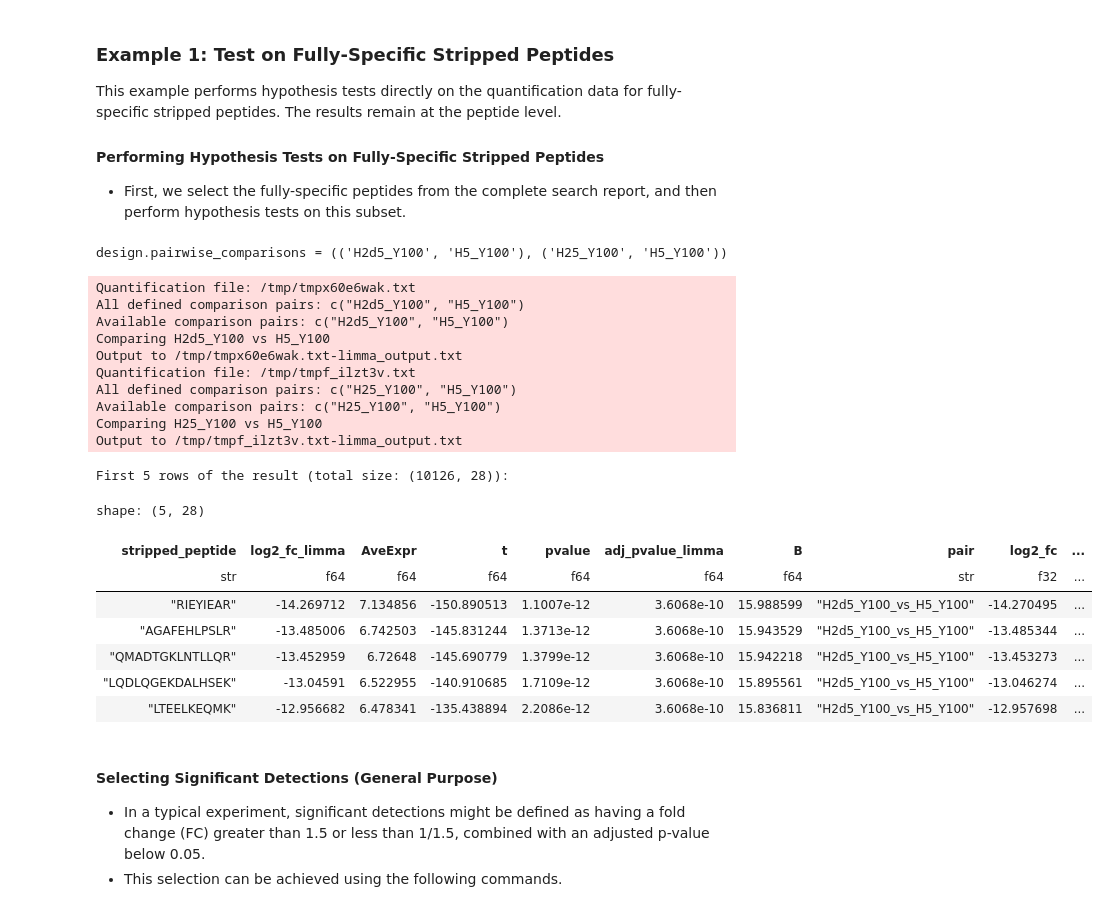
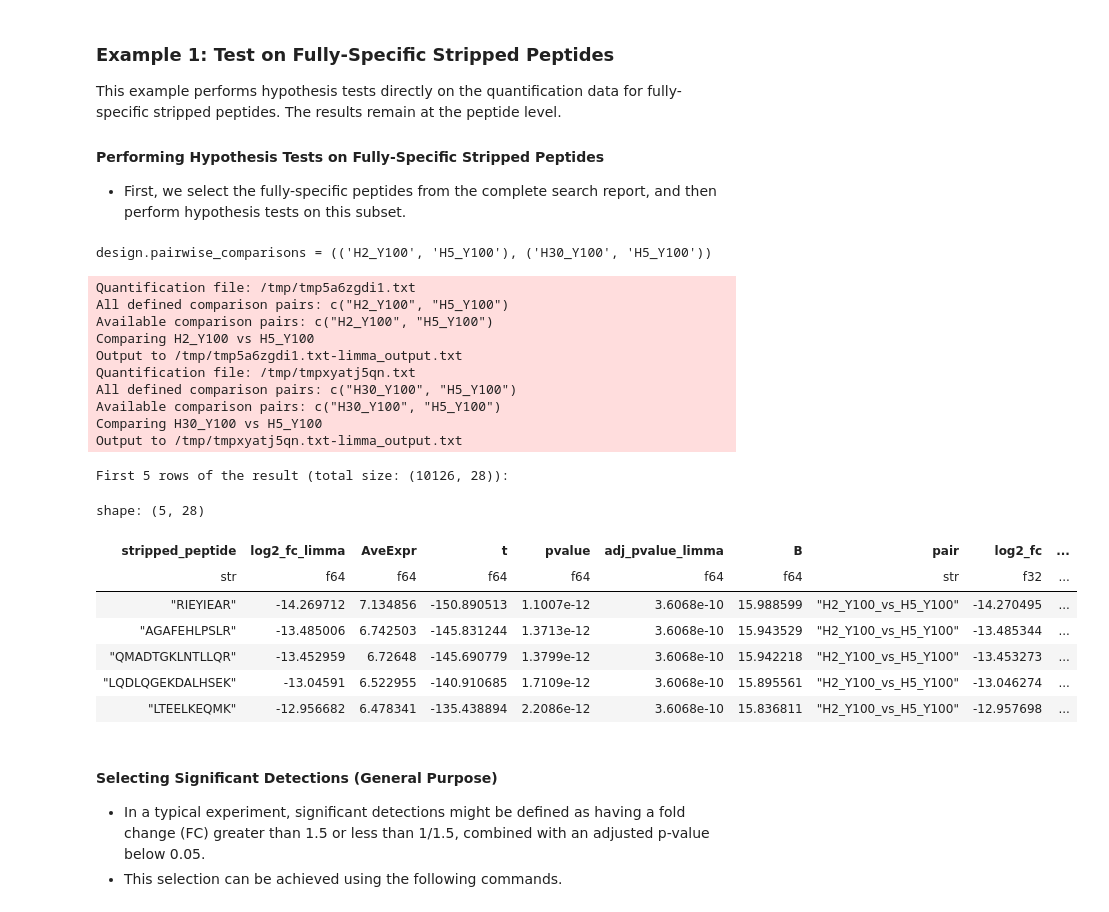
Before and after one commit to Shui-Group/DIA-LiPQuan, a Jupyter notebook: doc/source/usage.ipynb, the cells around one changed output. Drawn from its saved outputs; the diff is of its cells as text; code cells hidden in the pictures.

```diff
--- a/doc/source/usage.ipynb
+++ b/doc/source/usage.ipynb
@@ -49,6 +49,9 @@ To annotate the expected report, it is essential to establish an experiment layo
 | run8 |      exp2 |         2 |
 # %%
 import lipana
+
+from pathlib import Path
+workspace = Path("/home/lishsh/LiPAna_new_version/example_data")
 
 exp_layout = lipana.ExperimentLayout.from_file(workspace.joinpath("experiment_layout.txt"))
 print("The input file is:")
@@ -74,15 +77,15 @@ import lipana
 
 exp_layout = lipana.ExperimentLayout.from_run_to_condition_map(
     {
-        "20240331_YSJ-HY_2d5_100-400ng_A_90min_stdDIA-HomeMade_Slot1-12_1_5154": "H2d5_Y100",
-        "20240331_YSJ-HY_2d5_100-400ng_B_90min_stdDIA-HomeMade_Slot1-13_1_5155": "H2d5_Y100",
-        "20240404_YSJ-HY_2d5_100-400ng_C_90min_stdDIA-HomeMade_Slot1-24_1_5206": "H2d5_Y100",
-        "20240331_YSJ-HY_5_100-400ng_A_90min_stdDIA-HomeMade_Slot1-14_1_5157": "H5_Y100",
-        "20240331_YSJ-HY_5_100-400ng_B_90min_stdDIA-HomeMade_Slot1-15_1_5158": "H5_Y100",
-        "20240404_YSJ-HY_5_100-400ng_C_90min_stdDIA-HomeMade_Slot1-28_1_5210": "H5_Y100",
-        "20240331_YSJ-HY_25_100-400ng_A_90min_stdDIA-HomeMade_Slot1-19_1_5163": "H25_Y100",
-        "20240331_YSJ-HY_25_100-400ng_B_90min_stdDIA-HomeMade_Slot1-20_1_5164": "H25_Y100",
-        "20240404_YSJ-HY_25_100-400ng_C_90min_stdDIA-HomeMade_Slot1-34_1_5220": "H25_Y100",
+        "20240331_YSJ-HY_2_A": "H2_Y100",
+        "20240331_YSJ-HY_2_B": "H2_Y100",
+        "20240404_YSJ-HY_2_C_": "H2_Y100",
+        "20240331_YSJ-HY_5_A": "H5_Y100",
+        "20240331_YSJ-HY_5_B": "H5_Y100",
+        "20240404_YSJ-HY_5_C": "H5_Y100",
+        "20240331_YSJ-HY_30_A": "H30_Y100",
+        "20240331_YSJ-HY_30_B": "H30_Y100",
+        "20240404_YSJ-HY_30_C": "H30_Y100",
     }
 )
 
@@ -146,7 +149,7 @@ parsed_fasta = lipana.parse_fasta(
 
 # Example loading a DIA-NN search report, showing a subset of available parameters
 report = lipana.DIANNReport.load_search_report(
-    workspace.joinpath("example_diann_report.txt"),
+    workspace.joinpath("example_diann_report.tsv"),
     exp_layout=exp_layout,
     parsed_fasta=parsed_fasta,
     do_species_annotation=True,  # Set this to True if the experiment includes multiple species
@@ -518,7 +519,7 @@ This example performs hypothesis tests directly on the quantification data for f
 
 - First, we select the fully-specific peptides from the complete search report, and then perform hypothesis tests on this subset.
 # %%
-design = lipana.ComparisonDesign(exp_layout, (("H2d5_Y100", "H5_Y100"), ("H25_Y100", "H5_Y100")))
+design = lipana.ComparisonDesign(exp_layout, (("H2_Y100", "H5_Y100"), ("H30_Y100", "H5_Y100")))
 print(f"{design.pairwise_comparisons = }")
 
 filters = (pl.col("peptide_enzymatic_specificity") == "fully_specific") & (
@@ -534,49 +535,49 @@ stats_fully_pep = lipana.stats.pipe.do_stats_pipe_direct(
     design=design,
     entry_level="stripped_peptide",
     mv_config=lipana.FullEmptyFillingMissingValueHandler(3),
     min_rep_count=3,
     annotation_df=report.df.filter(filters),
     group_entry_level="protein_group",  # Note this parameter is given because FDR control also can be done on the protein level
     annotation_cols=[
         "peptide_start_position",
         "peptide_end_position",
         "prev_aa",
         "next_aa",
         "peptide_n_term_aa",
         "peptide_c_term_aa",
         "nterm_enzymatic_specificity",
         "cterm_enzymatic_specificity",
         "peptide_enzymatic_specificity",
         "n_cut_site",
         "c_cut_site",
         "mapped_species_from_peptide",
     ],
     return_chains=False,
 )
 sleep(0.1)
 print(f"First 5 rows of the result (total size: {stats_fully_pep.shape}):")
 stats_fully_pep.head(5)
 # %% [output]
-design.pairwise_comparisons = (('H2d5_Y100', 'H5_Y100'), ('H25_Y100', 'H5_Y100'))
+design.pairwise_comparisons = (('H2_Y100', 'H5_Y100'), ('H30_Y100', 'H5_Y100'))
-Quantification file: /tmp/tmpx60e6wak.txt
-All defined comparison pairs: c("H2d5_Y100", "H5_Y100")
-Available comparison pairs: c("H2d5_Y100", "H5_Y100")
-Comparing H2d5_Y100 vs H5_Y100
-Output to /tmp/tmpx60e6wak.txt-limma_output.txt
-Quantification file: /tmp/tmpf_ilzt3v.txt
-All defined comparison pairs: c("H25_Y100", "H5_Y100")
-Available comparison pairs: c("H25_Y100", "H5_Y100")
-Comparing H25_Y100 vs H5_Y100
-Output to /tmp/tmpf_ilzt3v.txt-limma_output.txt
+Quantification file: /tmp/tmp5a6zgdi1.txt
+All defined comparison pairs: c("H2_Y100", "H5_Y100")
+Available comparison pairs: c("H2_Y100", "H5_Y100")
+Comparing H2_Y100 vs H5_Y100
+Output to /tmp/tmp5a6zgdi1.txt-limma_output.txt
+Quantification file: /tmp/tmpxyatj5qn.txt
+All defined comparison pairs: c("H30_Y100", "H5_Y100")
+Available comparison pairs: c("H30_Y100", "H5_Y100")
+Comparing H30_Y100 vs H5_Y100
+Output to /tmp/tmpxyatj5qn.txt-limma_output.txt
 First 5 rows of the result (total size: (10126, 28)):
 shape: (5, 28)
 | stripped_peptide | log2_fc_limma | AveExpr | t | pvalue | adj_pvalue_limma | B | pair | log2_fc | ... |
 | str | f64 | f64 | f64 | f64 | f64 | f64 | str | f32 | ... |
-| "RIEYIEAR" | -14.269712 | 7.134856 | -150.890513 | 1.1007e-12 | 3.6068e-10 | 15.988599 | "H2d5_Y100_vs_H5_Y100" | -14.270495 | ... |
-| "AGAFEHLPSLR" | -13.485006 | 6.742503 | -145.831244 | 1.3713e-12 | 3.6068e-10 | 15.943529 | "H2d5_Y100_vs_H5_Y100" | -13.485344 | ... |
-| "QMADTGKLNTLLQR" | -13.452959 | 6.72648 | -145.690779 | 1.3799e-12 | 3.6068e-10 | 15.942218 | "H2d5_Y100_vs_H5_Y100" | -13.453273 | ... |
-| "LQDLQGEKDALHSEK" | -13.04591 | 6.522955 | -140.910685 | 1.7109e-12 | 3.6068e-10 | 15.895561 | "H2d5_Y100_vs_H5_Y100" | -13.046274 | ... |
-| "LTEELKEQMK" | -12.956682 | 6.478341 | -135.438894 | 2.2086e-12 | 3.6068e-10 | 15.836811 | "H2d5_Y100_vs_H5_Y100" | -12.957698 | ... |
+| "RIEYIEAR" | -14.269712 | 7.134856 | -150.890513 | 1.1007e-12 | 3.6068e-10 | 15.988599 | "H2_Y100_vs_H5_Y100" | -14.270495 | ... |
+| "AGAFEHLPSLR" | -13.485006 | 6.742503 | -145.831244 | 1.3713e-12 | 3.6068e-10 | 15.943529 | "H2_Y100_vs_H5_Y100" | -13.485344 | ... |
+| "QMADTGKLNTLLQR" | -13.452959 | 6.72648 | -145.690779 | 1.3799e-12 | 3.6068e-10 | 15.942218 | "H2_Y100_vs_H5_Y100" | -13.453273 | ... |
+| "LQDLQGEKDALHSEK" | -13.04591 | 6.522955 | -140.910685 | 1.7109e-12 | 3.6068e-10 | 15.895561 | "H2_Y100_vs_H5_Y100" | -13.046274 | ... |
+| "LTEELKEQMK" | -12.956682 | 6.478341 | -135.438894 | 2.2086e-12 | 3.6068e-10 | 15.836811 | "H2_Y100_vs_H5_Y100" | -12.957698 | ... |
 # %% [markdown]
 #### Selecting Significant Detections (General Purpose)
 
```
Also changed, not shown: parts of 29 cells of this notebook.
